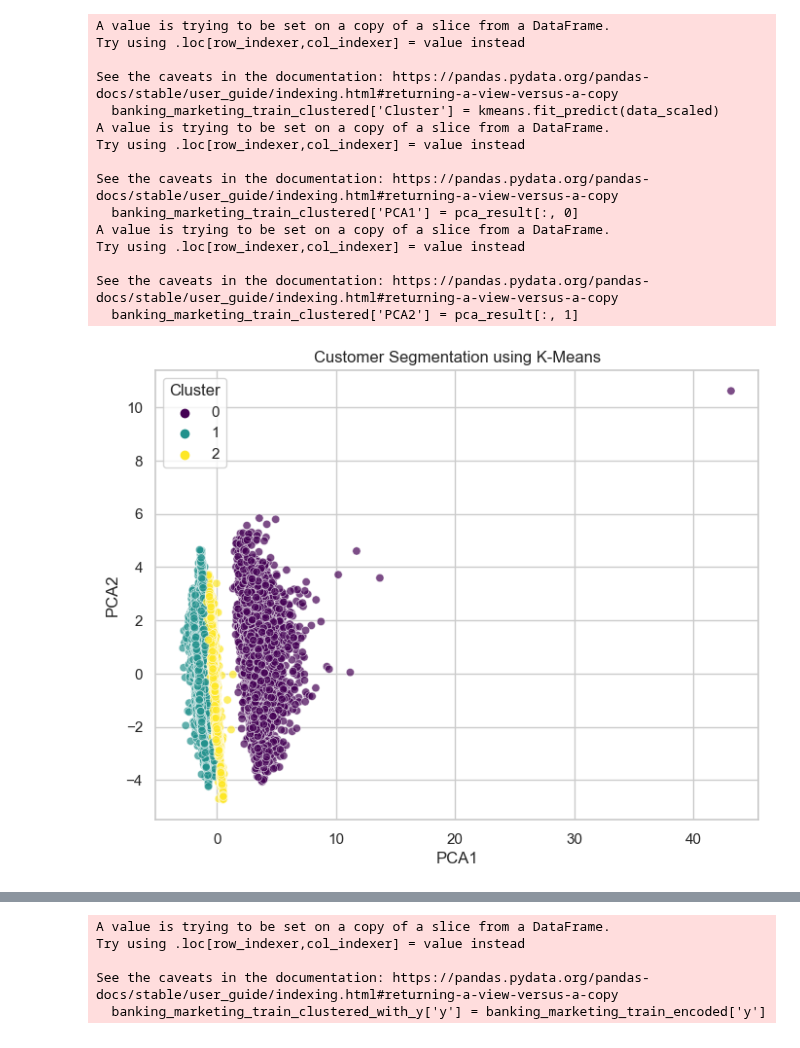
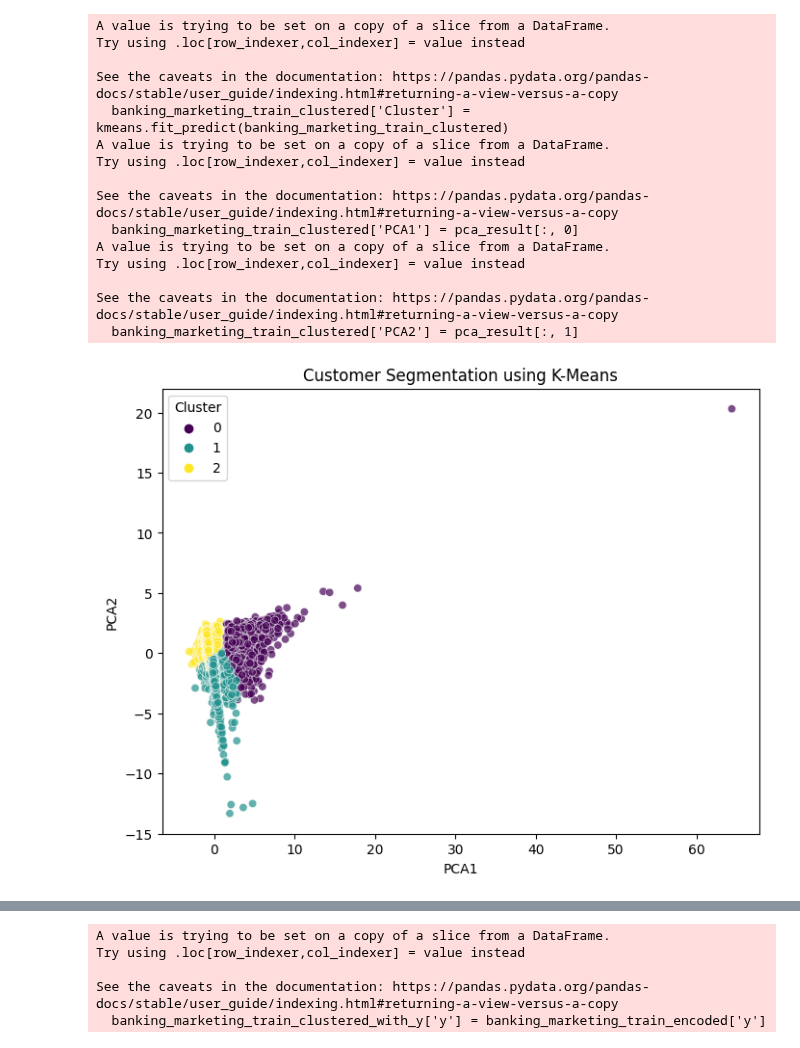
Before and after one commit to SpikyCherry/DSA3101_group9, a Jupyter notebook: question_9/analysis.ipynb, the cells around one changed output, grey strips where cells are left out. Saved outputs shown, nothing was run; the diff lists cells and outputs as text; code cells hidden in the pictures.

```diff
--- a/question_9/analysis.ipynb
+++ b/question_9/analysis.ipynb
@@ -212,10 +0,0 @@ special_train = banking_marketing_train[banking_marketing_train['poutcome']]
-# %%
-# ordinal
-ordinal_columns = ['education','month']
-encoder = LabelEncoder()
-for col in ordinal_columns:
-    print(f"Category counts for column '{col}':")
-    print(banking_marketing_train[col].value_counts())
-    print("\n")
-    banking_marketing_train_encoded[col] = encoder.fit_transform(banking_marketing_train[col])
-    banking_marketing_test_encoded[col] = encoder.fit_transform(banking_marketing_test[col])
@@ -562,2 +0,0 @@ Name: contact, dtype: int64
-# %%
-banking_marketing_train_encoded['cost'] = banking_marketing_train_encoded['duration'] * banking_marketing_train_encoded['campaign'] / 3600 * 38
@@ -584,21 +0,0 @@ plt.show()
-# %%
-## CLV = Customer Lifetime Value = Customer Value x Average Customer Lifespan
-# Purchase Frequency
-# using previous and campaign (higher values indicate more engagement)
-banking_marketing_train_encoded['purchase_frequency'] = banking_marketing_train_encoded['previous'] / (banking_marketing_train_encoded['previous'] + banking_marketing_train_encoded['campaign'])
-
-# Customer Lifespan
-# assume they start working at 25
-banking_marketing_train_encoded['customer_lifespan'] = (banking_marketing_train_encoded['age'] - 25) * 365
-banking_marketing_train_encoded['customer_lifespan'] += banking_marketing_train_encoded['pdays'].apply(lambda x: 1 if x == -1 else x)
-
-# Estimate Revenue per Purchase
-# Historical success rate: How often y = yes among past engagements.
-# avg_revenue_per_purchase from Xinzi 'deposit_amount'
-banking_marketing_train_encoded['success_rate'] = banking_marketing_train.groupby('job')['y'].transform(lambda x: x.eq('yes').mean())
-banking_marketing_train_encoded['avg_revenue'] = banking_marketing_train_encoded['success_rate'] * banking_marketing_train_encoded['balance']
-
-# calculate CLV
-banking_marketing_train_encoded['CLV'] = banking_marketing_train_encoded['purchase_frequency'] * banking_marketing_train_encoded['customer_lifespan'] * banking_marketing_train_encoded['avg_revenue']
-
-# display the first few rows
@@ -714,19 +61,17 @@ data_scaled_test = scaler.fit_transform(banking_marketing_test_clustered)
 # %%
-from sklearn.metrics import silhouette_score
-
 # Determine Optimal Number of Clusters
 wcss = []  # Within-cluster sum of squares
-silhouette_scores = []
+# silhouette_scores = []
 K_range = range(1, 15)  # Start from 2 to avoid error with silhouette score
 
 for k in K_range:
     kmeans = KMeans(n_clusters=k, random_state=42, n_init=10)
-    kmeans.fit(data_scaled)
+    kmeans.fit(banking_marketing_train_clustered)
     wcss.append(kmeans.inertia_)
 
     # Compute Silhouette Score
     # labels = kmeans.labels_
-    # silhouette_scores.append(silhouette_score(data_scaled, labels))
+    # silhouette_scores.append(silhouette_score(banking_marketing_train_clustered, labels))
 
 # Plot the elbow curve
 plt.figure(figsize=(10,5))
@@ -752,41 +104,41 @@ from sklearn.decomposition import PCA
 best_k = 3
 
 kmeans = KMeans(n_clusters=best_k, random_state=42, n_init=10)
-banking_marketing_train_clustered['Cluster'] = kmeans.fit_predict(data_scaled)
+banking_marketing_train_clustered['Cluster'] = kmeans.fit_predict(banking_marketing_train_clustered)
 
 pca = PCA(n_components=2)
-pca_result = pca.fit_transform(data_scaled)
+pca_result = pca.fit_transform(banking_marketing_train_clustered)
 
 # Create DataFrame for PCA components with sorted contributions
 # pca_df = pd.DataFrame(pca.components_, columns=banking_marketing_train_encoded.drop(columns = ['Cluster']).columns, index=['PCA1', 'PCA2'])
 
 # Sort by the contributions to PCA1
 # print(pca_df.T.sort_values(by="PCA1", ascending=False))
 
 banking_marketing_train_clustered['PCA1'] = pca_result[:, 0]
 banking_marketing_train_clustered['PCA2'] = pca_result[:, 1]
 
 plt.figure(figsize=(8,6))
 sns.scatterplot(x=banking_marketing_train_clustered['PCA1'], y=banking_marketing_train_clustered['PCA2'], hue=banking_marketing_train_clustered['Cluster'], palette='viridis', alpha = 0.7)
 plt.title("Customer Segmentation using K-Means")
 plt.show()
 # %% [output]
 A value is trying to be set on a copy of a slice from a DataFrame.
 Try using .loc[row_indexer,col_indexer] = value instead
 
 See the caveats in the documentation: https://pandas.pydata.org/pandas-docs/stable/user_guide/indexing.html#returning-a-view-versus-a-copy
-  banking_marketing_train_clustered['Cluster'] = kmeans.fit_predict(data_scaled)
+  banking_marketing_train_clustered['Cluster'] = kmeans.fit_predict(banking_marketing_train_clustered)
 A value is trying to be set on a copy of a slice from a DataFrame.
 Try using .loc[row_indexer,col_indexer] = value instead
 
 See the caveats in the documentation: https://pandas.pydata.org/pandas-docs/stable/user_guide/indexing.html#returning-a-view-versus-a-copy
   banking_marketing_train_clustered['PCA1'] = pca_result[:, 0]
 A value is trying to be set on a copy of a slice from a DataFrame.
 Try using .loc[row_indexer,col_indexer] = value instead
 
 See the caveats in the documentation: https://pandas.pydata.org/pandas-docs/stable/user_guide/indexing.html#returning-a-view-versus-a-copy
   banking_marketing_train_clustered['PCA2'] = pca_result[:, 1]
-[figure, old version]
+[figure, new version]
 # %%
 # Analyze Cluster Characteristics
 cluster_summary = banking_marketing_train_clustered.groupby('Cluster').mean()
```
Also changed, not shown: parts of 103 cells of this notebook, 2 other files.
